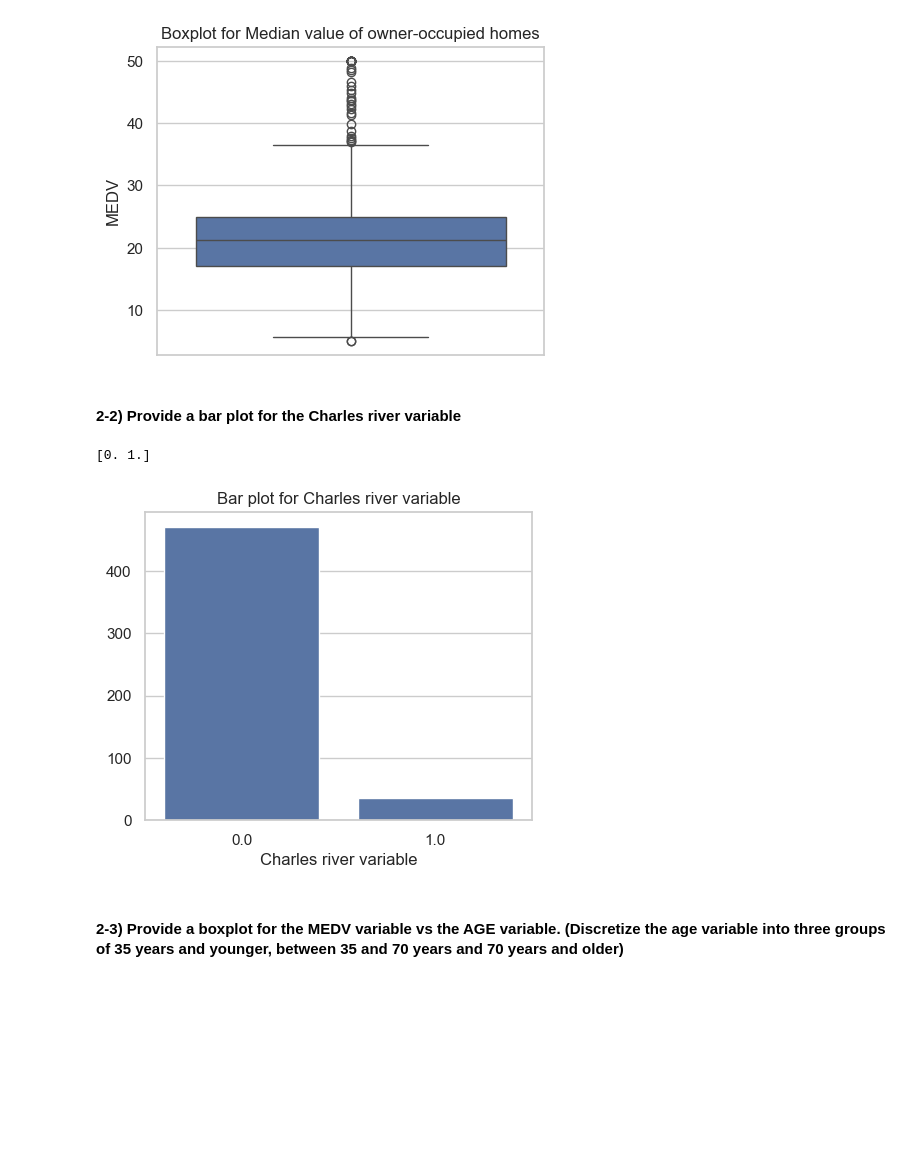
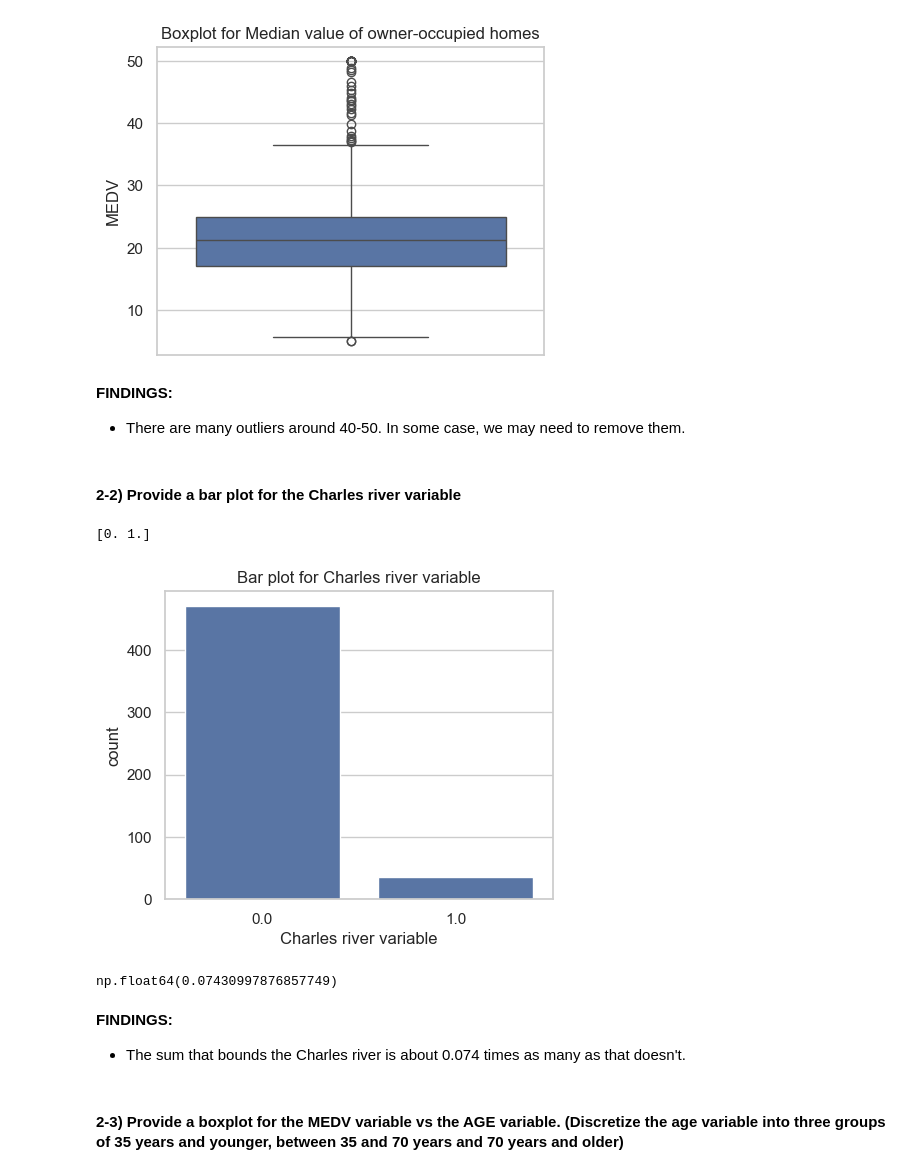
Before and after one commit to motsad/Assignments, a Jupyter notebook: W7-Optional--Peer-Graded-Assignment-jupyterlite-v2.ipynb, the cells around one changed output. Drawn from its saved outputs; the diff is of its cells as text; code cells hidden in the pictures; blank space fills up the shorter version.

```diff
--- a/W7-Optional--Peer-Graded-Assignment-jupyterlite-v2.ipynb
+++ b/W7-Optional--Peer-Graded-Assignment-jupyterlite-v2.ipynb
@@ -127,21 +127,31 @@ sns.set(style="whitegrid", rc={"figure.figsize":(5, 4)})
 ax = sns.boxplot(y='MEDV', data=boston_df).set(title='Boxplot for Median value of owner-occupied homes')
 # %% [output]
 [figure]
+# %% [markdown]
+**FINDINGS:**
+- There are many outliers around 40-50. In some case, we may need to remove them.
 # %% [markdown]
 #### 2-2) Provide a  bar plot for the Charles river variable
 # %%
 # This shows that CHAS takes 2 values only
 print(boston_df['CHAS'].unique())
 
 # Culculate counts of CHAS's 2 values
 chas_count = boston_df['CHAS'].value_counts()
 
 sns.set(style="whitegrid", rc={"figure.figsize":(5, 4)})
 
-ax = sns.barplot(x=chas_count.index, y=chas_count.values).set(title='Bar plot for Charles river variable', xlabel='Charles river variable')
+ax = sns.barplot(x=chas_count.index, y=chas_count.values).set(title='Bar plot for Charles river variable', xlabel='Charles river variable', ylabel='count')
 # %% [output]
 [0. 1.]
-[figure, old version]
+[figure, new version]
+# %%
+chas_count[1]/chas_count[0]
+# %% [output]
+np.float64(0.07430997876857749)
+# %% [markdown]
+**FINDINGS:**
+- The sum that bounds the Charles river is about 0.074 times as many as that doesn't.
 # %% [markdown]
 #### 2-3) Provide a boxplot for the MEDV variable vs the AGE variable. (Discretize the age variable into three groups of 35 years and younger, between 35 and 70 years and 70 years and older)
 # %%
```
Also changed, not shown: parts of 6 cells of this notebook.
